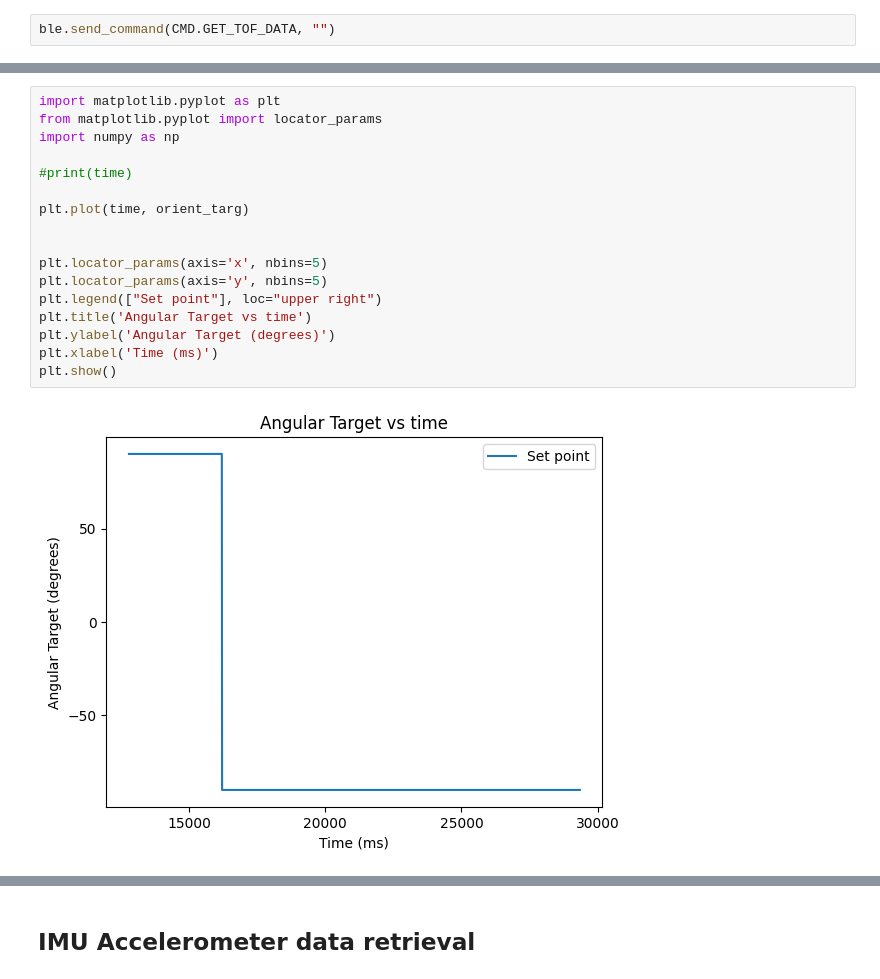
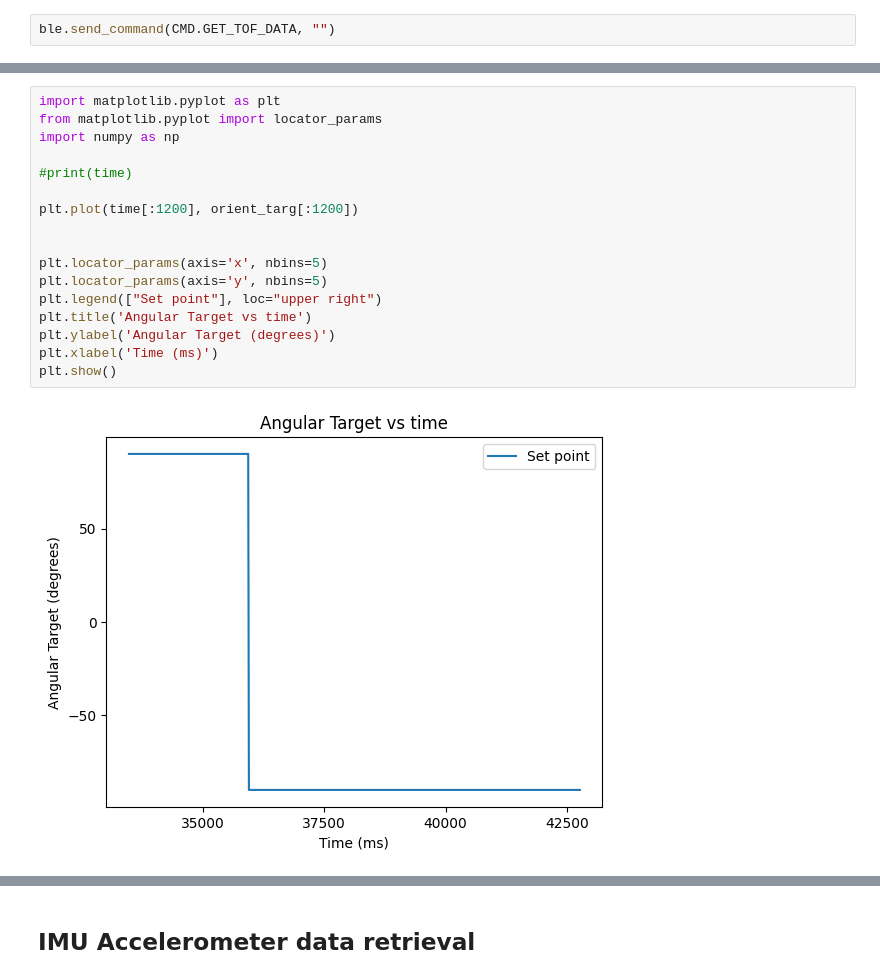
Before and after one commit to BoltStrike/BoltStrike.github.io, a Jupyter notebook: Lab6/ble_python/Lab6.ipynb, the cells around one changed output, grey strips where cells are left out. Drawn from its saved outputs; the diff is of its cells as text.

```diff
--- a/Lab6/ble_python/Lab6.ipynb
+++ b/Lab6/ble_python/Lab6.ipynb
@@ -150,22 +150,22 @@ plt.show()
 # %%
 import matplotlib.pyplot as plt
 from matplotlib.pyplot import locator_params
 import numpy as np
 
 #print(time)
 
-plt.plot(time, orient_targ)
+plt.plot(time[:1200], orient_targ[:1200])
 
 
 plt.locator_params(axis='x', nbins=5)
 plt.locator_params(axis='y', nbins=5)
 plt.legend(["Set point"], loc="upper right")
 plt.title('Angular Target vs time')
 plt.ylabel('Angular Target (degrees)')
 plt.xlabel('Time (ms)')
 plt.show()
 # %% [output]
-[figure, old version]
+[figure, new version]
 # %%
 import matplotlib.pyplot as plt
 from matplotlib.pyplot import locator_params
```
Also changed, not shown: parts of 10 cells of this notebook, 41 other files.
